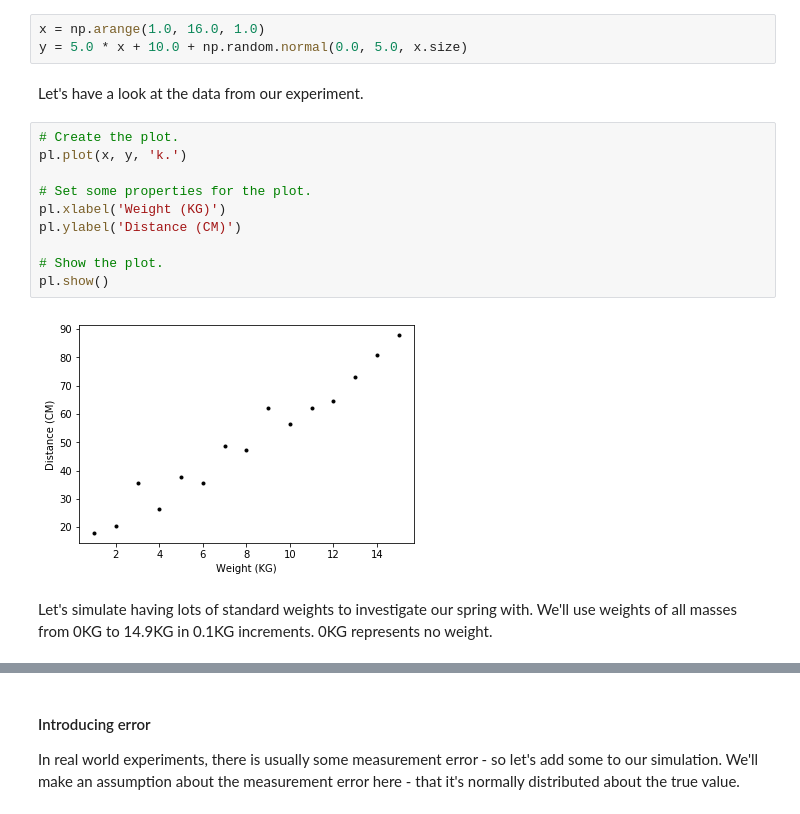
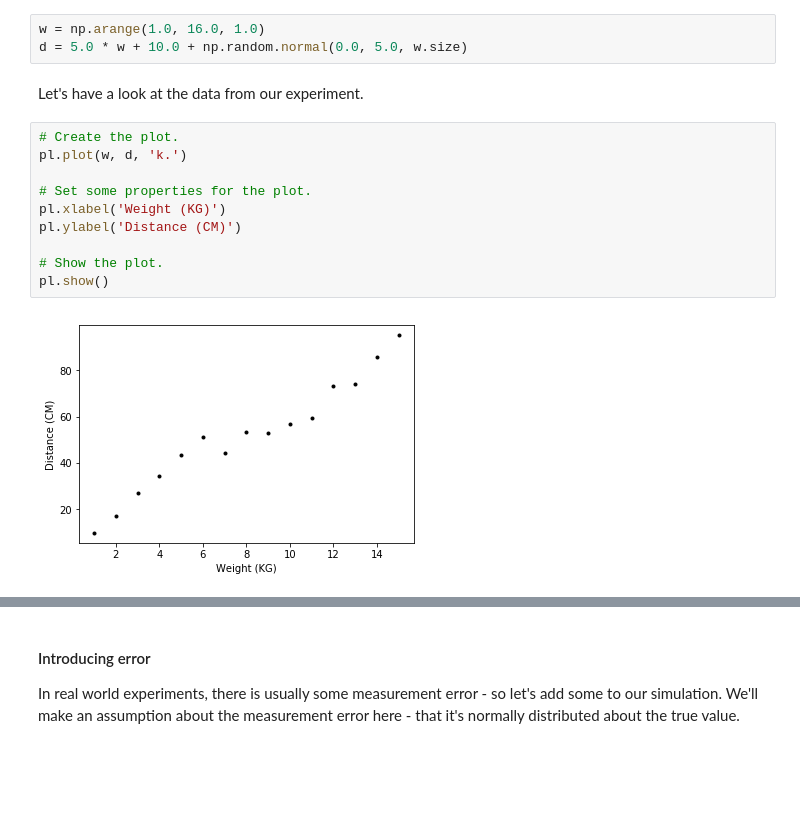
Before and after one commit to QiFuChina/emerging-technologies.github.io, a Jupyter notebook: notebooks/simple-linear-regression.ipynb, the cells around one changed output, grey strips where cells are left out. Drawn from its saved outputs; the diff is of its cells as text; blank space fills up the shorter version.

```diff
--- a/notebooks/simple-linear-regression.ipynb
+++ b/notebooks/simple-linear-regression.ipynb
@@ -36,20 +36,17 @@ Ignore the next couple of lines where I fake up some data!
 # %%
-x = np.arange(1.0, 16.0, 1.0)
-y = 5.0 * x + 10.0 + np.random.normal(0.0, 5.0, x.size)
+w = np.arange(1.0, 16.0, 1.0)
+d = 5.0 * w + 10.0 + np.random.normal(0.0, 5.0, w.size)
 # %% [markdown]
 Let's have a look at the data from our experiment.
 # %%
 # Create the plot.
-pl.plot(x, y, 'k.')
+pl.plot(w, d, 'k.')
 
 # Set some properties for the plot.
 pl.xlabel('Weight (KG)')
 pl.ylabel('Distance (CM)')
 
 # Show the plot.
 pl.show()
 # %% [output]
-[figure, old version]
+[figure, new version]
-# %% [markdown]
-Let's simulate having lots of standard weights to investigate our spring with.
-We'll use weights of all masses from 0KG to 14.9KG in 0.1KG increments. 0KG represents no weight.
```
Also changed, not shown: parts of 27 cells of this notebook.
